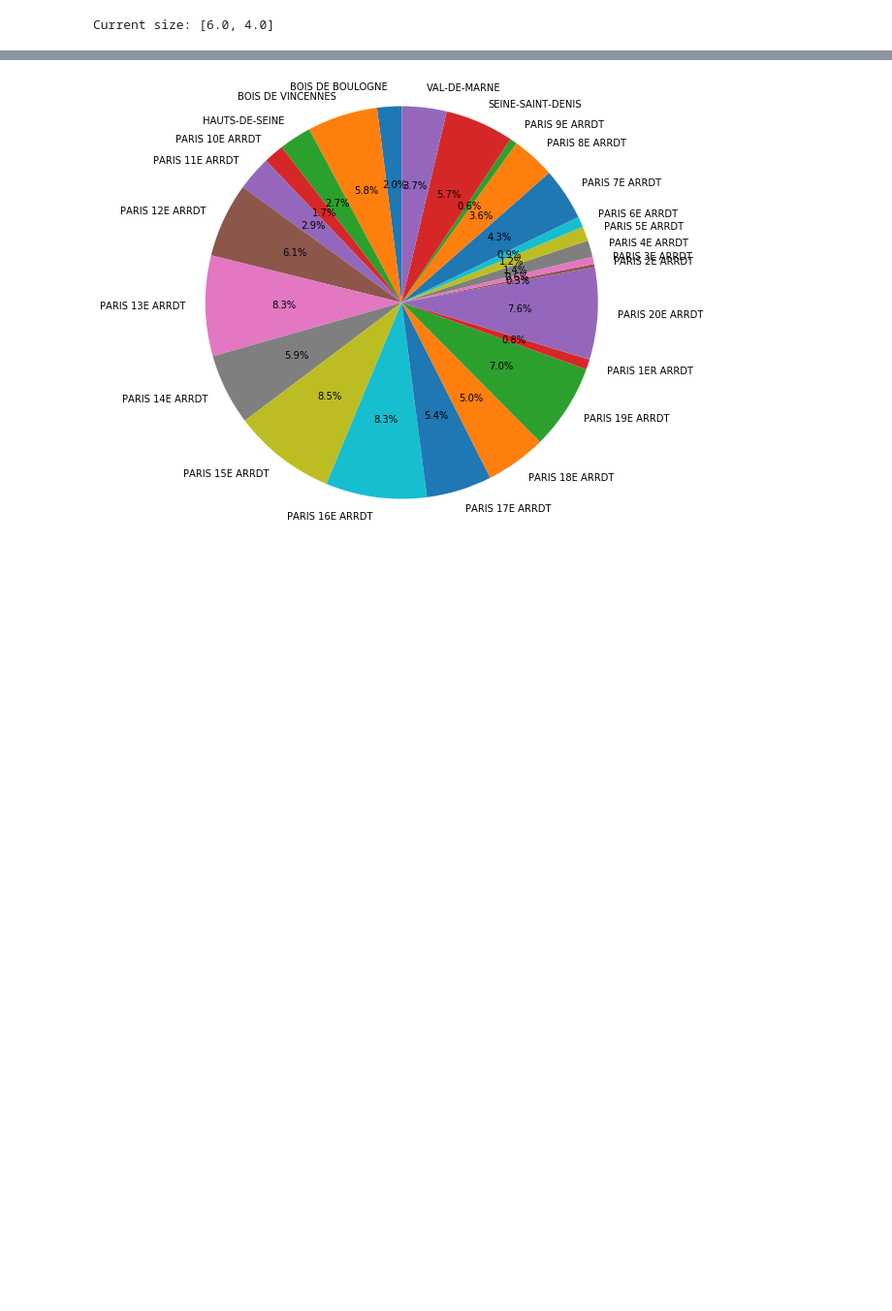
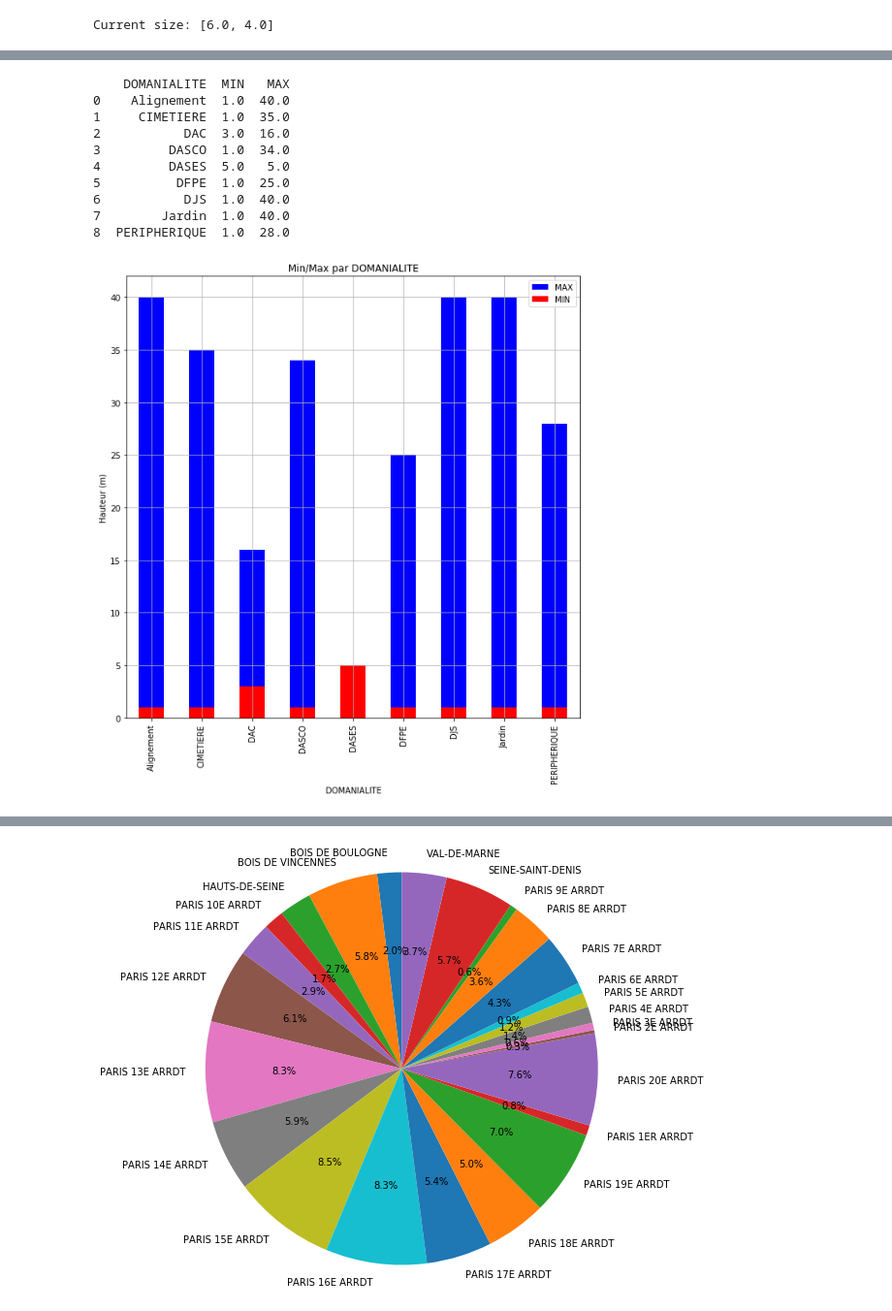
Before and after one commit to emarciano78/ArbresParis, a Jupyter notebook: arbres.ipynb, the cells around one changed output, grey strips where cells are left out. Shown at 97% size. Saved outputs shown, nothing was run; the diff lists cells and outputs as text; code cells hidden in the pictures; blank space fills up the shorter version.

Commit message:
Avec DOMANIAL

```diff
--- a/arbres.ipynb
+++ b/arbres.ipynb
@@ -105,0 +128,39 @@ Error in callback <function flush_figures at 0x...> (for post_execute):
+# %%
+# Hauteur Min/Max par DOMANIALITE
+# -------------------------------
+
+# Set figure width to 15 and height to 10
+fig_size[0] = 10.0
+fig_size[1] = 10.0
+plt.rcParams["figure.figsize"] = fig_size
+
+df1 = df[(df["HAUTEUR_m"] >= 1) & (df["HAUTEUR_m"] <= 40)]   # Ne recupere que les arbres entre 1 m et 40 m
+
+dfmin = df1.groupby(["DOMANIALITE"])["HAUTEUR_m"].min()   # Création d'une liste avec la taille min par Arrondissement
+dfmax = df1.groupby(["DOMANIALITE"])["HAUTEUR_m"].max()   # Création d'une liste avec la taille max par Arrondissement
+
+df2 = pd.concat([dfmin, dfmax], axis=1).reset_index()    # Création d'une dataframe avec les deux listes
+df2 = df2.set_axis(['DOMANIALITE','MIN', 'MAX'], axis=1, inplace=False)  # Nommage des colonnes
+
+print(df2)
+
+ax = plt.gca() # gca stands for 'get current axis'
+df2.plot(kind='bar',x='DOMANIALITE',y='MAX', color='blue', ax=ax)  # Création des 2 graphes
+df2.plot(kind='bar',x='DOMANIALITE',y='MIN', color='red', ax=ax)
+
+plt.title('Min/Max par DOMANIALITE')    # Titre
+plt.ylabel("Hauteur (m)")
+plt.grid(True)                             # Affichage d'une grille
+plt.show()
+# %% [output]
+    DOMANIALITE  MIN   MAX
+0    Alignement  1.0  40.0
+1     CIMETIERE  1.0  35.0
+2           DAC  3.0  16.0
+3         DASCO  1.0  34.0
+4         DASES  5.0   5.0
+5          DFPE  1.0  25.0
+6           DJS  1.0  40.0
+7        Jardin  1.0  40.0
+8  PERIPHERIQUE  1.0  28.0
+[figure, added]
```
Also changed, not shown: parts of 10 cells of this notebook.
